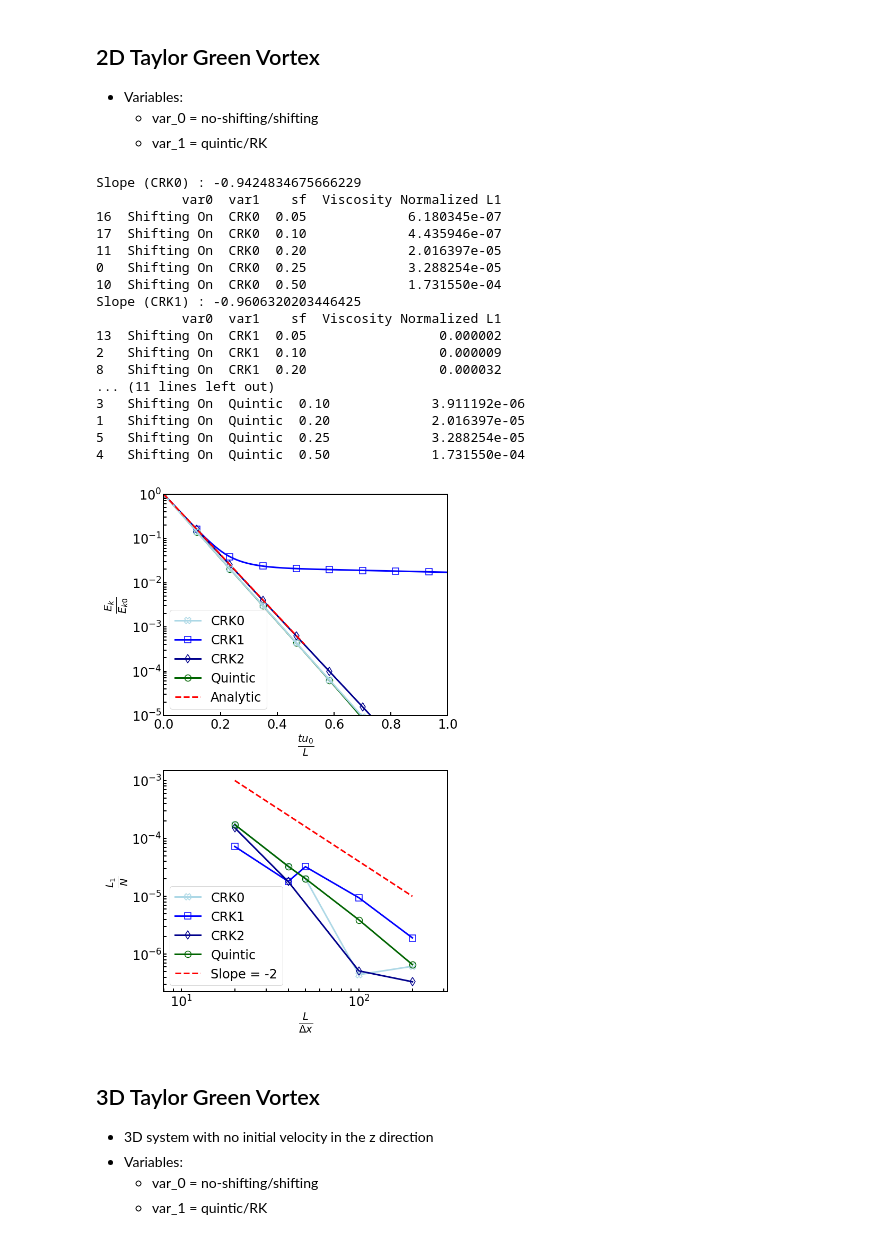
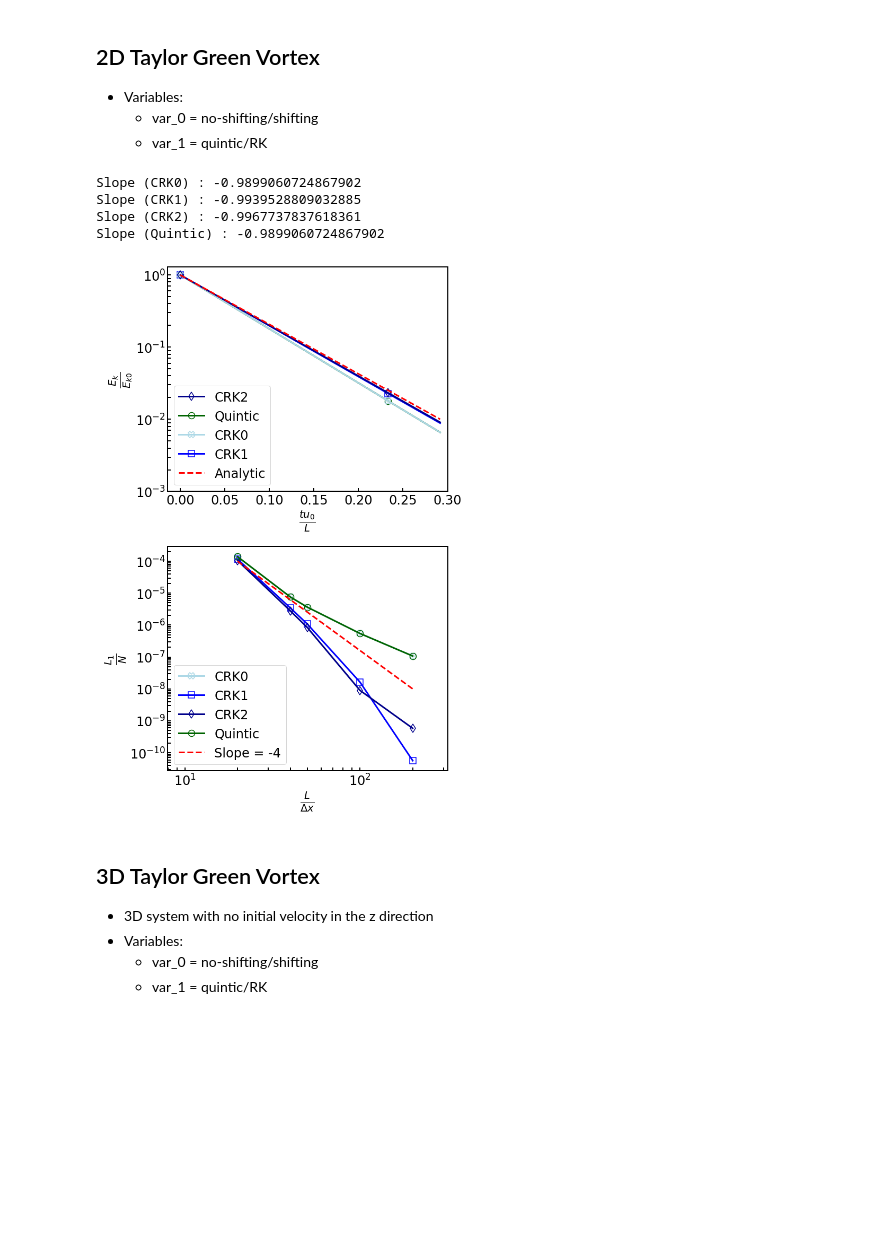
Before and after one commit to EricPalermo/RHEO_benchmarks, a Jupyter notebook: jpynb_scripts/TGvortex_viscosity_benchmark_v2.ipynb, the cells around one changed output. Cells and saved outputs as stored; diff of their text form; code cells hidden in the pictures; blank space fills up the shorter version.

```diff
--- a/jpynb_scripts/TGvortex_viscosity_benchmark_v2.ipynb
+++ b/jpynb_scripts/TGvortex_viscosity_benchmark_v2.ipynb
@@ -109,7 +108,7 @@ def benchmark(data_files):
 
         #Calculate kinetic energy decay and plot it
         td, E_tot, ref_E_tot = data_KE(ds, mp, N)
-        if sf == 0.1: #Only plot sf=0.1 runs
+        if sf == 0.2: #Only plot sf=0.1 runs
             ax[0].semilogy(td*u_0/L_x, E_tot/E_tot[0],
                            marker=plot_key[run_info[1]][0],
                            markevery=20,
@@ -132,8 +131,8 @@ def benchmark(data_files):
     #Format kinetic energy decay plot
     ax[0].set_ylabel(r"$\frac{E_k}{E_{k0}}$")
     ax[0].set_xlabel(r"$\frac{tu_0}{L}$")
-    ax[0].set_xlim(0,1)
-    ax[0].set_ylim(1e-5,1)
+    ax[0].set_xlim(right=0.3)
+    ax[0].set_ylim(bottom = 1e-3)
     handles,labels = ax[0].get_legend_handles_labels()
 
     handles = [handles[3], handles[0], handles[2], handles[1], handles[4]]
@@ -156,15 +155,15 @@ def benchmark(data_files):
                          label=label)
             nu_error_slope = np.log(L_x/df_2["sf"]).corr(np.log(df_2["Viscosity Normalized L1"]))
             print("Slope " + "(" + label + ")" + " : " + str(nu_error_slope))
-            print(df_2)
+            #print(df_2)
 
     #Line with a slope of -2 for rerefence
-    y_ref = [10e-4,10e-6]
+    y_ref = [10e-5,10e-9]
     x_ref = [20,200]
     ax[1].loglog(x_ref,y_ref,
                  color="red",
                  linestyle="--",
-                 label="Slope = -2")
+                 label="Slope = -4")
 
 
 
@@ -186,52 +185,37 @@ def benchmark(data_files):
 # %%
 ###Keys for stylizing the plot###
 var_0_key = {"0":"Shifting Off","1":"Shifting On"} #Viscosity calc method
 var_1_key = {"5":"Quintic","0":"CRK0", "1":"CRK1", "2":"CRK2"}
 plot_key = {"Quintic":["o","darkgreen"],"CRK0":["X","lightblue"], "CRK1":["s","blue"],"CRK2":["d","darkblue"]}
 
 ###System Properties###
 #System dimensions
 d = 2
 #Smoothing length coefficient
 h3 = 3.5
 #System size
 L_x = 10 #Size of the system
 L_y = L_x
 #Fluid properties
-eta = 0.1
 rho = 1
-nu = eta/rho
 #Oscillation properties
 u_0 = 0.1
 k_x = 2*np.pi/L_x
 k_y = 2*np.pi/L_y
 #Decay timescale
 tau = 1/nu/(k_x**2+k_y**2)
 
 
 
 ###Data Files###
-filepath = '/home/epalermo/dev/test/taylor_green_vortex/taylor_green_2D/current_data_files'
+filepath = '/home/epalermo/dev/test/taylor_green_vortex/taylor_green_2D/data_files_current'
 benchmark(generate_file_names(filepath))
 # %% [output]
-Slope (CRK0) : -0.9424834675666229
-           var0  var1    sf  Viscosity Normalized L1
-16  Shifting On  CRK0  0.05             6.180345e-07
-17  Shifting On  CRK0  0.10             4.435946e-07
-11  Shifting On  CRK0  0.20             2.016397e-05
-0   Shifting On  CRK0  0.25             3.288254e-05
-10  Shifting On  CRK0  0.50             1.731550e-04
-Slope (CRK1) : -0.9606320203446425
-           var0  var1    sf  Viscosity Normalized L1
-13  Shifting On  CRK1  0.05                 0.000002
-2   Shifting On  CRK1  0.10                 0.000009
-8   Shifting On  CRK1  0.20                 0.000032
-... (11 lines left out)
-3   Shifting On  Quintic  0.10             3.911192e-06
-1   Shifting On  Quintic  0.20             2.016397e-05
-5   Shifting On  Quintic  0.25             3.288254e-05
-4   Shifting On  Quintic  0.50             1.731550e-04
+Slope (CRK0) : -0.9899060724867902
+Slope (CRK1) : -0.9939528809032885
+Slope (CRK2) : -0.9967737837618361
+Slope (Quintic) : -0.9899060724867902
-[figure, old version]
+[figure, new version]
 # %% [markdown]
 ## 3D Taylor Green Vortex
 * 3D system with no initial velocity in the z direction
```
Also changed, not shown: parts of 4 cells of this notebook, 14 other files.
